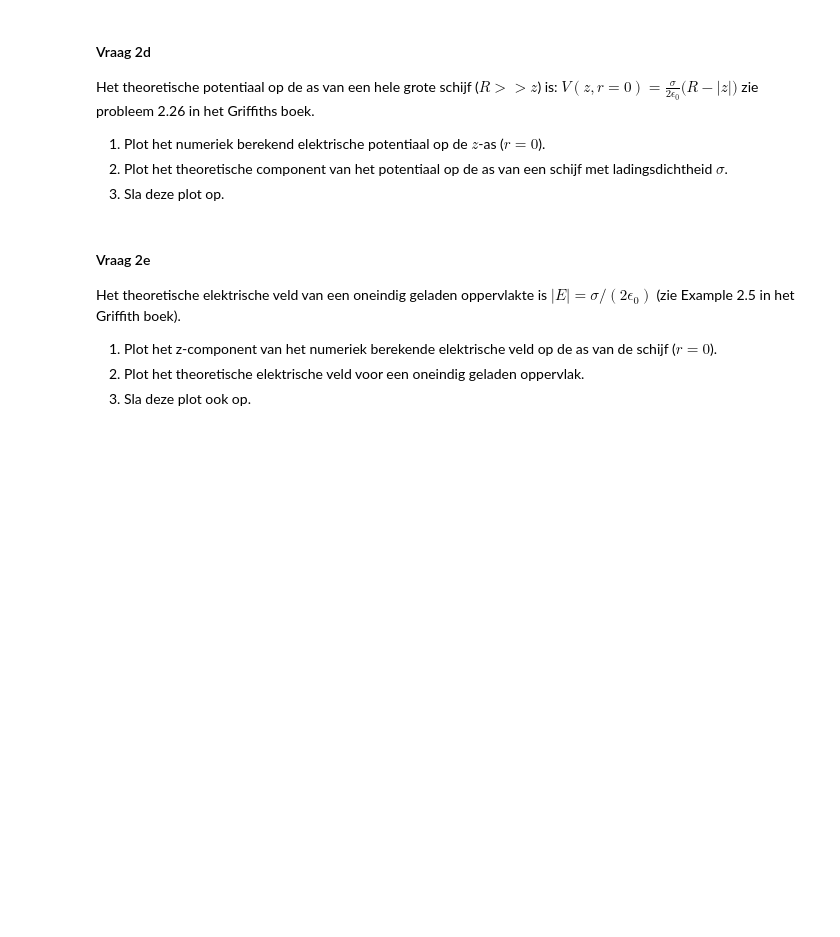
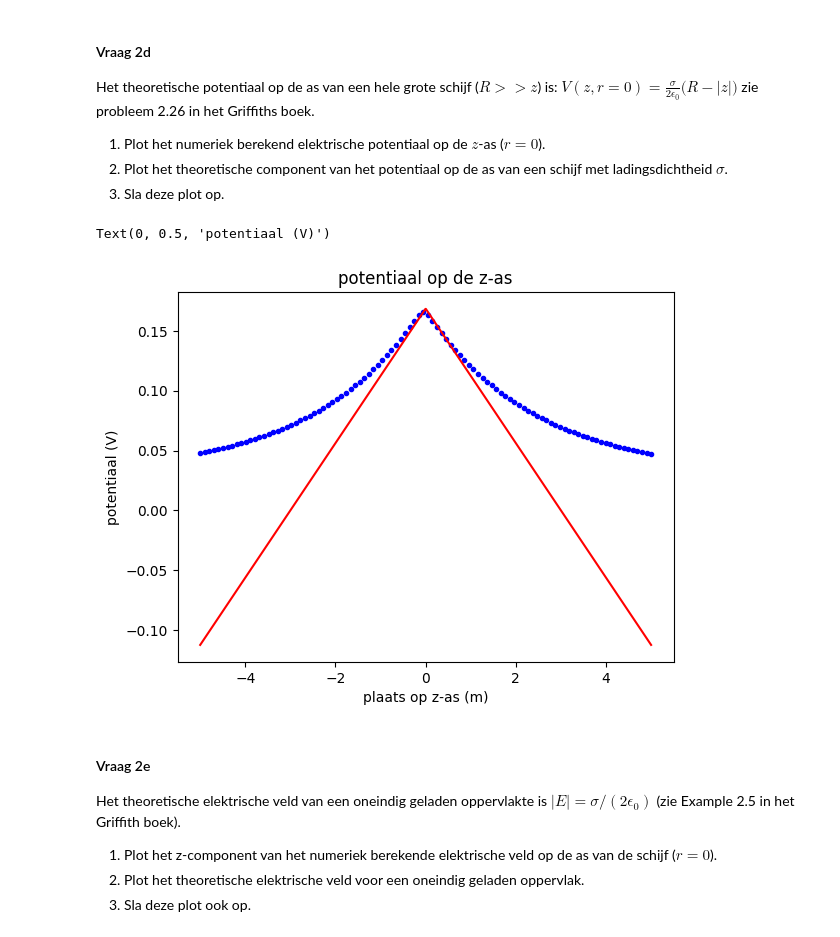
Before and after one commit to Rune-TuDelft/opdrachten-DEF-D, a Jupyter notebook: DigitaleOntwerpopdrachten/1CondensatorOpdracht/CondensatorOntwerpopdracht.ipynb, the cells around one changed output. Saved outputs shown, nothing was run; the diff lists cells and outputs as text; code cells hidden in the pictures; blank space fills up the shorter version.

```diff
--- a/DigitaleOntwerpopdrachten/1CondensatorOpdracht/CondensatorOntwerpopdracht.ipynb
+++ b/DigitaleOntwerpopdrachten/1CondensatorOpdracht/CondensatorOntwerpopdracht.ipynb
@@ -183,8 +190,22 @@ zie probleem 2.26 in het Griffiths boek.
 3. Sla deze plot op.
 # %%
 ###
-###Hier jouw code###
+v_z_as = []
+z_waarde = np.linspace(5,-5,100)
+for array in V:
+    v_z_as = np.append(v_z_as,array[0])              #potentiaal op het punt van de z-as uit de array van elke hoogte halen
+plt.plot(z_waarde,v_z_as,"b.",label = "numerieke waarde")
 ###
+z_waarde = np.linspace(5,-5,1000)
+V_z = sigma*(disk_radius-np.sqrt(z_waarde**2))/(2*epsilon0) #invullen gegeven formule
+plt.plot(z_waarde,V_z,'r',label="theoretische waarde") #plot van theoretische waarde uit gegeven formule
+plt.title("potentiaal op de z-as")
+plt.xlabel("plaats op z-as (m)")
+plt.ylabel("potentiaal (V)")
+###
+# %% [output]
+Text(0, 0.5, 'potentiaal (V)')
+[figure, added]
 # %% [markdown]
 #### Vraag 2e
 
```
Also changed, not shown: parts of 6 cells of this notebook.
